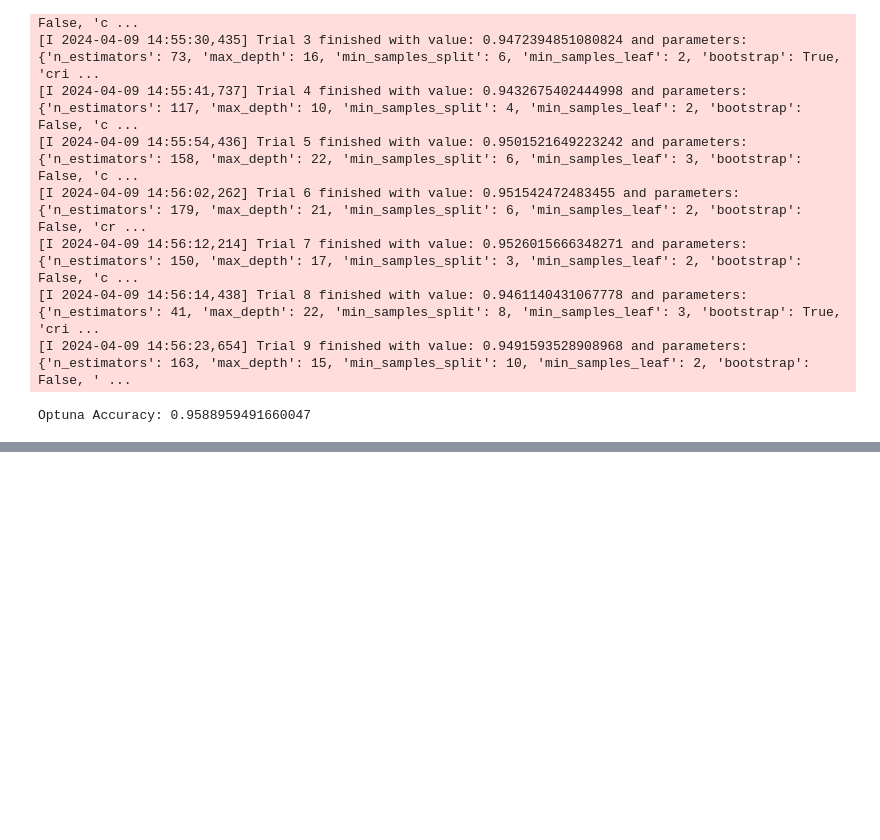
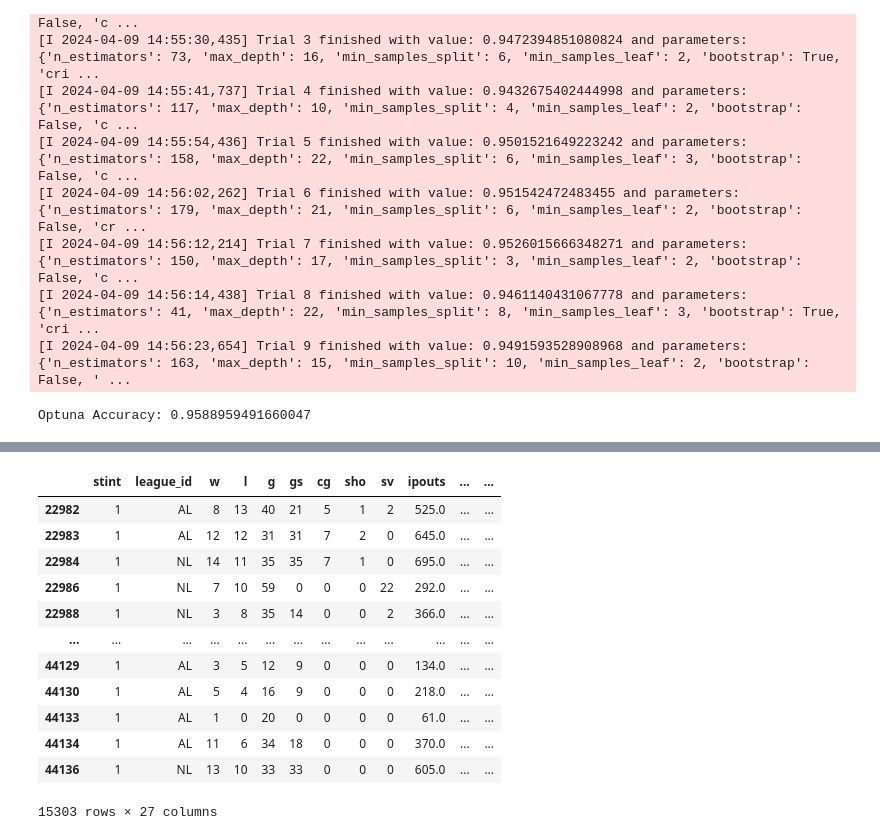
Before and after one commit to HUFS-DAT/2024-1_Seminar, a Jupyter notebook: Weekly Task/4차과제/박민규_4차_과제.ipynb, the cells around one changed output, grey strips where cells are left out. Drawn from its saved outputs; the diff is of its cells as text; code cells hidden in the pictures; blank space fills up the shorter version.

```diff
--- a/Weekly Task/4차과제/박민규_4차_과제.ipynb
+++ b/Weekly Task/4차과제/박민규_4차_과제.ipynb
@@ -632,0 +757,17 @@ Optuna Accuracy: 0.9588959491660047
+# %%
+df1 = df1.drop(['player_id', 'year', 'team_id'], axis=1)
+df1
+# %% [output]
+|  | stint | league_id | w | l | g | gs | cg | sho | sv | ipouts | ... | ... |
+| 22982 | 1 | AL | 8 | 13 | 40 | 21 | 5 | 1 | 2 | 525.0 | ... | ... |
+| 22983 | 1 | AL | 12 | 12 | 31 | 31 | 7 | 2 | 0 | 645.0 | ... | ... |
+| 22984 | 1 | NL | 14 | 11 | 35 | 35 | 7 | 1 | 0 | 695.0 | ... | ... |
+| 22986 | 1 | NL | 7 | 10 | 59 | 0 | 0 | 0 | 22 | 292.0 | ... | ... |
+| 22988 | 1 | NL | 3 | 8 | 35 | 14 | 0 | 0 | 2 | 366.0 | ... | ... |
+| ... | ... | ... | ... | ... | ... | ... | ... | ... | ... | ... | ... | ... |
+| 44129 | 1 | AL | 3 | 5 | 12 | 9 | 0 | 0 | 0 | 134.0 | ... | ... |
+| 44130 | 1 | AL | 5 | 4 | 16 | 9 | 0 | 0 | 0 | 218.0 | ... | ... |
+| 44133 | 1 | AL | 1 | 0 | 20 | 0 | 0 | 0 | 0 | 61.0 | ... | ... |
+| 44134 | 1 | AL | 11 | 6 | 34 | 18 | 0 | 0 | 0 | 370.0 | ... | ... |
+| 44136 | 1 | NL | 13 | 10 | 33 | 33 | 0 | 0 | 0 | 605.0 | ... | ... |
+15303 rows × 27 columns
```
Also changed, not shown: parts of 39 cells of this notebook.
